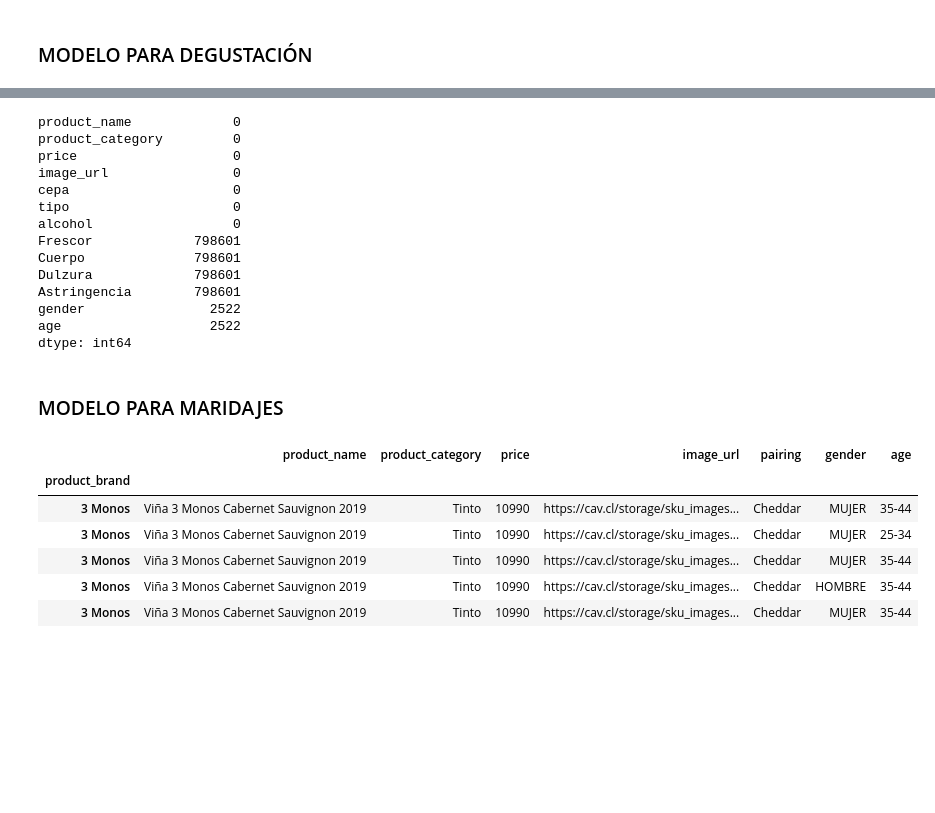
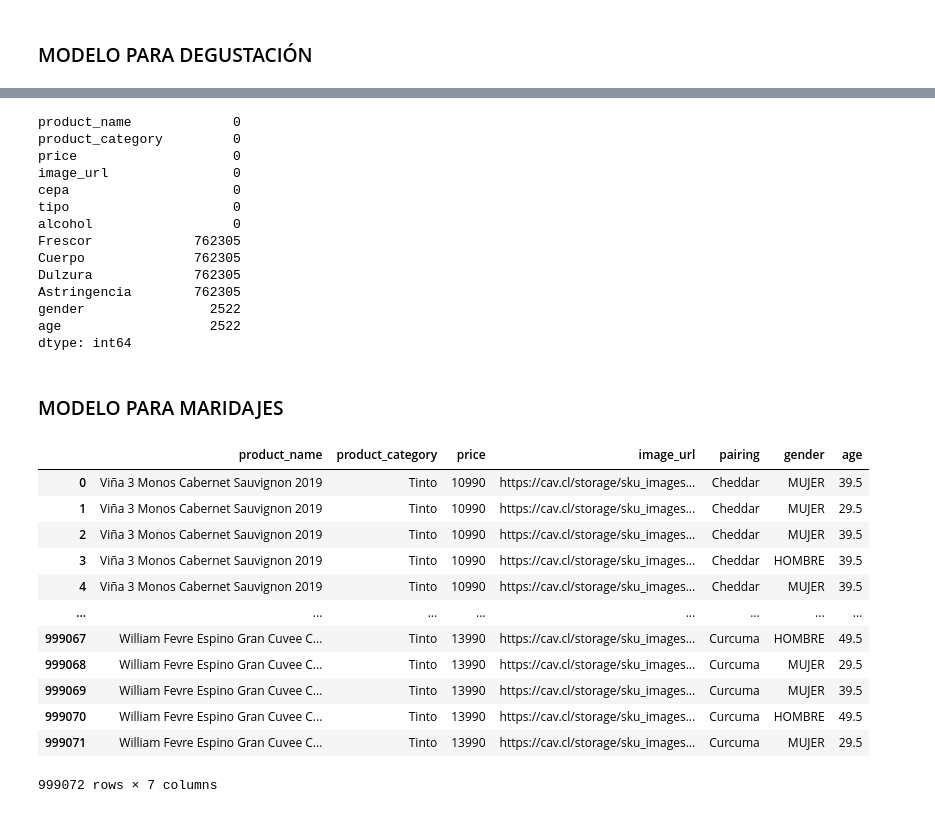
Before and after one commit to fevc08/final_project_4geek, a Jupyter notebook: src/alterno.ipynb, the cells around one changed output, grey strips where cells are left out. Saved outputs shown, nothing was run; the diff lists cells and outputs as text; code cells hidden in the pictures; blank space fills up the shorter version.

```diff
--- a/src/alterno.ipynb
+++ b/src/alterno.ipynb
@@ -475,6 +475,10 @@ descripcion_productos_df.head()
 | 3 | https://cav.cl//tienda/producto/c... | 14332 | 31586 | Concha y Toro Terrunyo Carmenere ... | Concha Y Toro | Tinto | ... |
 | 4 | https://cav.cl//tienda/producto/l... | 13883 | 30744 | La Rosa Cornellana Volcano Sedime... | La Rosa | Tinto | ... |
 5 rows × 29 columns
+# %%
+descripcion_productos_df.drop(descripcion_productos_df[descripcion_productos_df["product_category"] == "Sin Informacion"].index, inplace=True)
+descripcion_productos_df.reset_index(inplace=True)
+descripcion_productos_df.drop(['index'], axis=1, inplace=True)
 # %%
 con = sqlite3.connect("../data/raw/wine_store.db")
 
@@ -511,6 +515,23 @@ ranking_df.to_sql("ranking", con = con, if_exists="replace", index=False)
 # Hacer commit en la base de datos y terminar la conexión
 con.commit()
 con.close()
+# %%
+ranking_df.drop(ranking_df[ranking_df["age"] == "13-17"].index, inplace=True)
+# Convertir la columna 'age' en un valor numérico
+def convert_age_range(age_range):
+    if pd.isna(age_range):
+        return None
+    elif '-' in str(age_range):
+        ages = str(age_range).split('-')
+        return (int(ages[0]) + int(ages[1])) / 2
+    elif '+' in str(age_range):  # handle age ranges with '+'
+        return int(str(age_range).replace('+', ''))
+    else:
+        return float(age_range)
+
+ranking_df["age"] = ranking_df['age'].apply(convert_age_range)
+ranking_df.reset_index(inplace=True)
+ranking_df.drop(['index'], axis=1, inplace=True)
 # %%
 wine_store_df = descripcion_productos_df.set_index("variant").join(maridajes_df.set_index("variant"))
 wine_store_df
@@ -622,20 +643,3 @@ Index(['product_name', 'product_category', 'price', 'description', 'image_url',
       dtype='object')
-# %%
-wine_products_df.drop(wine_products_df[wine_products_df["age"] == "13-17"].index, inplace=True)
-wine_products_df.drop(wine_products_df[wine_products_df["product_category"] == "Sin Informacion"].index, inplace=True)
-wine_products_df.reset_index(inplace=True)
-wine_products_df.drop(['index'], axis=1, inplace=True)
-
-# Convertir la columna 'age' en un valor numérico y manejar posibles NaN
-def convert_age_range(age_range):
-    if pd.isna(age_range):
-        return None
-    elif '-' in str(age_range):
-        ages = str(age_range).split('-')
-        return (int(ages[0]) + int(ages[1])) / 2
-    else:
-        return float(age_range)
-
-wine_products_df["age"] = wine_products_df['age'].apply(convert_age_range)
 # %%
 wine_products_df["product_category"].unique()
@@ -665,10 +685,10 @@ image_url                0
 cepa                     0
 tipo                     0
 alcohol                  0
-Frescor             798601
-Cuerpo              798601
-Dulzura             798601
-Astringencia        798601
+Frescor             762305
+Cuerpo              762305
+Dulzura             762305
+Astringencia        762305
 gender                2522
 age                   2522
 dtype: int64
@@ -676,14 +696,20 @@ dtype: int64
 ### MODELO PARA MARIDAJES
 # %%
 pairing_df = wine_products_df[["product_name", "product_category", "price", "image_url", "pairing", "gender", "age"]].copy()
-pairing_df.head()
+pairing_df
 # %% [output]
 |  | product_name | product_category | price | image_url | pairing | gender | age |
-| product_brand |  |  |  |  |  |  |  |
-| 3 Monos | Viña 3 Monos Cabernet Sauvignon 2019 | Tinto | 10990 | https://cav.cl/storage/sku_images... | Cheddar | MUJER | 35-44 |
-| 3 Monos | Viña 3 Monos Cabernet Sauvignon 2019 | Tinto | 10990 | https://cav.cl/storage/sku_images... | Cheddar | MUJER | 25-34 |
-| 3 Monos | Viña 3 Monos Cabernet Sauvignon 2019 | Tinto | 10990 | https://cav.cl/storage/sku_images... | Cheddar | MUJER | 35-44 |
-| 3 Monos | Viña 3 Monos Cabernet Sauvignon 2019 | Tinto | 10990 | https://cav.cl/storage/sku_images... | Cheddar | HOMBRE | 35-44 |
-| 3 Monos | Viña 3 Monos Cabernet Sauvignon 2019 | Tinto | 10990 | https://cav.cl/storage/sku_images... | Cheddar | MUJER | 35-44 |
+| 0 | Viña 3 Monos Cabernet Sauvignon 2019 | Tinto | 10990 | https://cav.cl/storage/sku_images... | Cheddar | MUJER | 39.5 |
+| 1 | Viña 3 Monos Cabernet Sauvignon 2019 | Tinto | 10990 | https://cav.cl/storage/sku_images... | Cheddar | MUJER | 29.5 |
+| 2 | Viña 3 Monos Cabernet Sauvignon 2019 | Tinto | 10990 | https://cav.cl/storage/sku_images... | Cheddar | MUJER | 39.5 |
+| 3 | Viña 3 Monos Cabernet Sauvignon 2019 | Tinto | 10990 | https://cav.cl/storage/sku_images... | Cheddar | HOMBRE | 39.5 |
+| 4 | Viña 3 Monos Cabernet Sauvignon 2019 | Tinto | 10990 | https://cav.cl/storage/sku_images... | Cheddar | MUJER | 39.5 |
+| ... | ... | ... | ... | ... | ... | ... | ... |
+| 999067 | William Fevre Espino Gran Cuvee C... | Tinto | 13990 | https://cav.cl/storage/sku_images... | Curcuma | HOMBRE | 49.5 |
+| 999068 | William Fevre Espino Gran Cuvee C... | Tinto | 13990 | https://cav.cl/storage/sku_images... | Curcuma | MUJER | 29.5 |
+| 999069 | William Fevre Espino Gran Cuvee C... | Tinto | 13990 | https://cav.cl/storage/sku_images... | Curcuma | MUJER | 39.5 |
+| 999070 | William Fevre Espino Gran Cuvee C... | Tinto | 13990 | https://cav.cl/storage/sku_images... | Curcuma | HOMBRE | 49.5 |
+| 999071 | William Fevre Espino Gran Cuvee C... | Tinto | 13990 | https://cav.cl/storage/sku_images... | Curcuma | MUJER | 29.5 |
+999072 rows × 7 columns
 # %%
 pairing_df['price'] = pairing_df['price'].astype('int')
```
Also changed, not shown: parts of 12 cells of this notebook.
